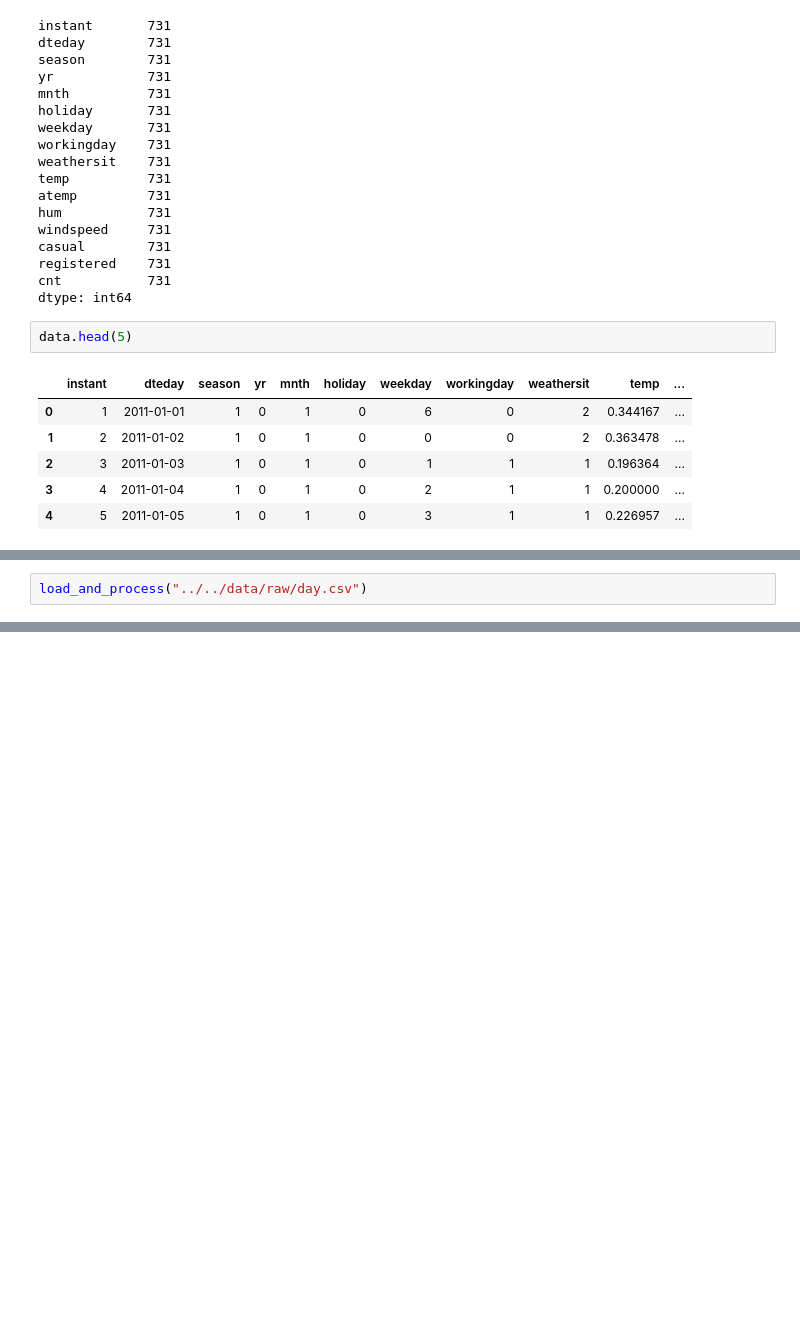
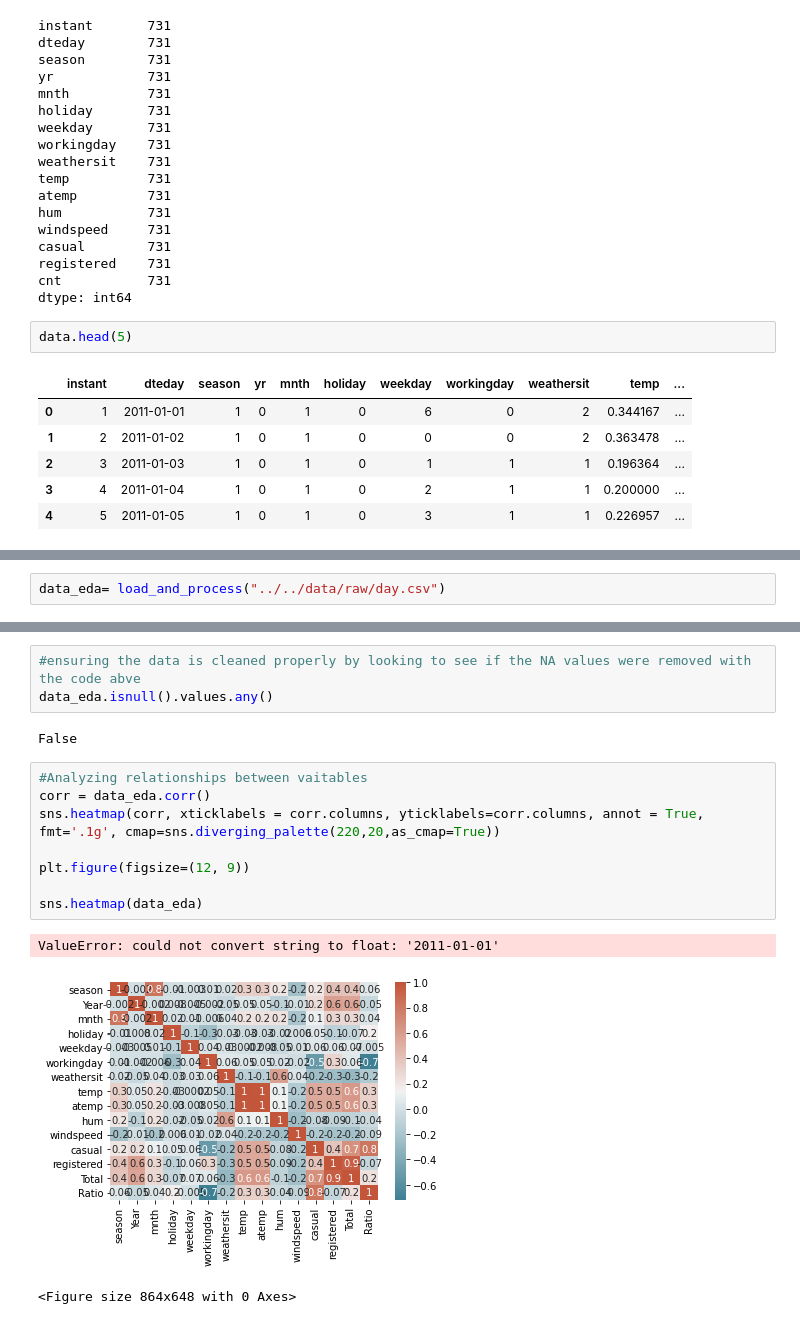
Before and after one commit to data301-2020-winter1/course-project-group_6021, a Jupyter notebook: analysis/emily/emily_milestone_2.ipynb, the cells around one changed output, grey strips where cells are left out. Saved outputs shown, nothing was run; the diff lists cells and outputs as text; blank space fills up the shorter version.

```diff
--- a/analysis/emily/emily_milestone_2.ipynb
+++ b/analysis/emily/emily_milestone_2.ipynb
@@ -38,2 +47,2 @@ data.head(5)
 # %%
-load_and_process("../../data/raw/day.csv")
+data_eda= load_and_process("../../data/raw/day.csv")
@@ -60,0 +124,17 @@ FileNotFoundError: [Errno 2] File analysis/scripts/project_functions.py does not
+# %%
+#ensuring the data is cleaned properly by looking to see if the NA values were removed with the code abve
+data_eda.isnull().values.any()
+# %% [output]
+False
+# %%
+#Analyzing relationships between vaitables
+corr = data_eda.corr()
+sns.heatmap(corr, xticklabels = corr.columns, yticklabels=corr.columns, annot = True,  fmt='.1g', cmap=sns.diverging_palette(220,20,as_cmap=True))
+
+plt.figure(figsize=(12, 9))
+
+sns.heatmap(data_eda)
+# %% [output]
+ValueError: could not convert string to float: '2011-01-01'
+[figure, added]
+<Figure size 864x648 with 0 Axes>
```
Also changed, not shown: parts of 18 cells of this notebook, 1 other file.
